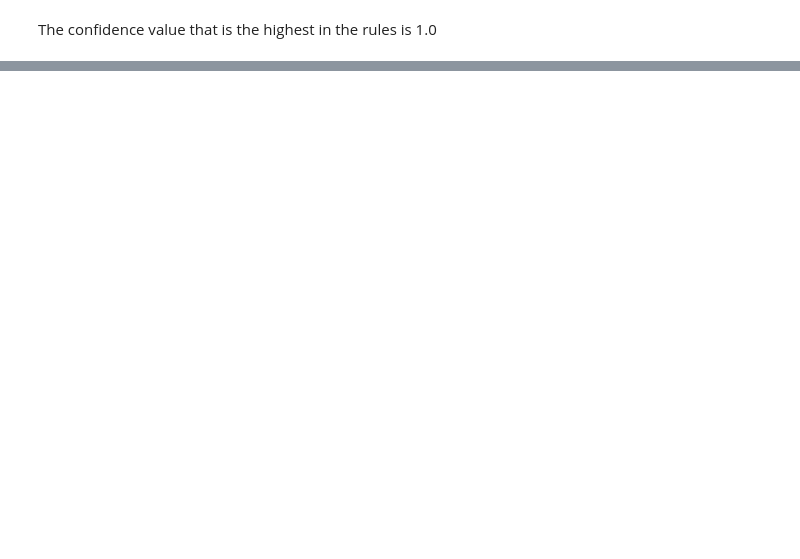
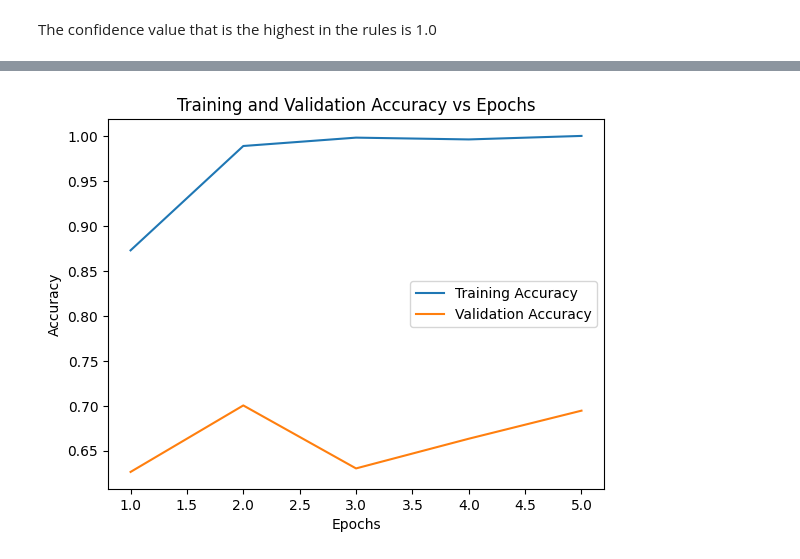
Before and after one commit to jowugbo/ProgrammingAssignment3, a Jupyter notebook: ProgrammingAssm3.ipynb, the cells around one changed output, grey strips where cells are left out. Drawn from its saved outputs; the diff is of its cells as text; code cells hidden in the pictures; blank space fills up the shorter version.

```diff
--- a/ProgrammingAssm3.ipynb
+++ b/ProgrammingAssm3.ipynb
@@ -80,0 +398,14 @@ The confidence value that is the highest in the rules is 1.0
+# %%
+numOfEpoch = [1, 2, 3, 4, 5]
+acc = [0.8728, 0.9888, 0.9981, 0.9961, 1]
+val_acc = [0.6265, 0.7004, 0.6304, 0.6634, 0.6946]
+
+plt.plot(numOfEpoch, acc, label='Training Accuracy')
+plt.plot(numOfEpoch, val_acc, label='Validation Accuracy')
+plt.xlabel('Epochs')
+plt.ylabel('Accuracy')
+plt.title('Training and Validation Accuracy vs Epochs')
+plt.legend()
+plt.show()
+# %% [output]
+[figure, added]
```
Also changed, not shown: parts of 19 cells of this notebook, 1 other file.
